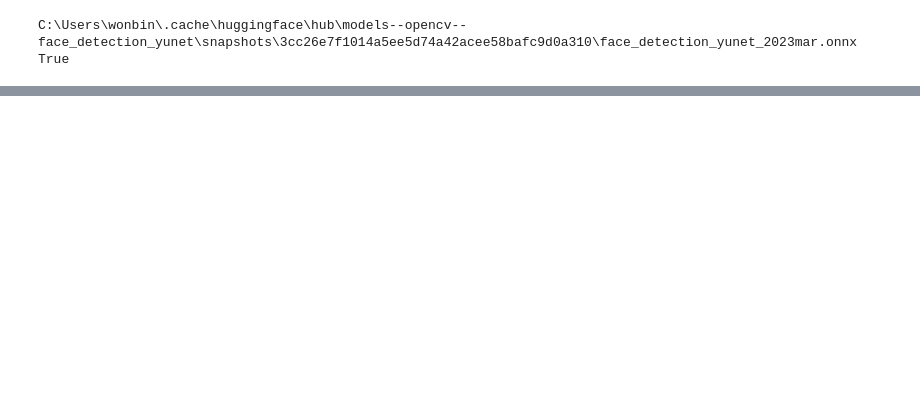
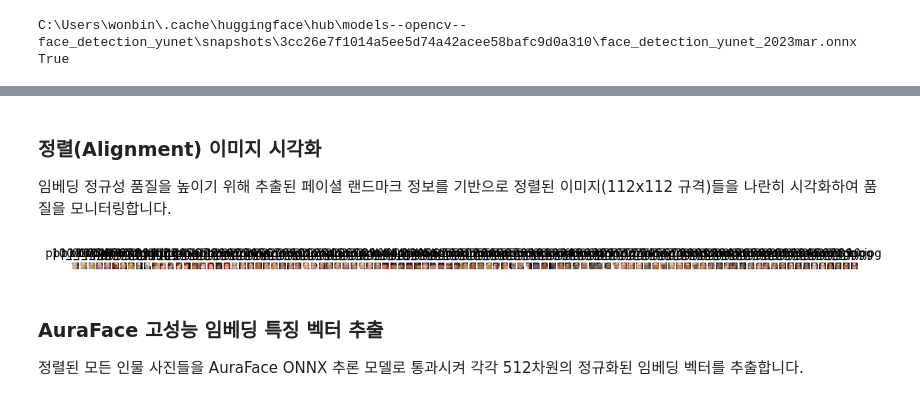
Before and after one commit to Classipic/face-detection-PoC, a Jupyter notebook: notebook/Yunet-detection.ipynb, the cells around one changed output, grey strips where cells are left out. Cells and saved outputs as stored; diff of their text form; code cells hidden in the pictures; blank space fills up the shorter version.

Commit message:
feat: Yunet-auraFace-HDBSCAB 클러스터링 테스트

```diff
--- a/notebook/Yunet-detection.ipynb
+++ b/notebook/Yunet-detection.ipynb
@@ -121,0 +36,13 @@ plt.show()
+# %%
+import os
+
+image_dir = "../images/different2"
+
+image_paths = sorted([
+    os.path.join(image_dir, file)
+    for file in os.listdir(image_dir)
+    if file.lower().endswith((".jpg", ".jpeg", ".png"))
+])
+
+print("대상 이미지 목록:")
+print(image_paths)
@@ -121,0 +120,31 @@ plt.show()
+# %% [markdown]
+### 정렬(Alignment) 이미지 시각화
+
+임베딩 정규성 품질을 높이기 위해 추출된 페이셜 랜드마크 정보를 기반으로 정렬된 이미지(112x112 규격)들을 나란히 시각화하여 품질을 모니터링합니다.
+# %%
+import matplotlib.pyplot as plt
+from insightface.utils import face_align
+
+plt.figure(figsize=(15, 5))
+for idx, face_data in enumerate(all_faces):
+    img = face_data["img"]
+    face = face_data["face"]
+    landmarks = face[4:14].reshape(5, 2)
+
+    # 얼굴 정렬 수행
+    aligned_img = face_align.norm_crop(img, landmark=landmarks)
+    face_data["aligned_face"] = aligned_img
+    face_data["aligned_face"] = aligned_img
+
+    # subplot 출력
+    plt.subplot(1, len(all_faces), idx + 1)
+    plt.imshow(cv2.cvtColor(aligned_img, cv2.COLOR_BGR2RGB))
+    plt.title(os.path.basename(face_data["image_path"]))
+    plt.axis("off")
+plt.show()
+# %% [output]
+[figure, added]
+# %% [markdown]
+### AuraFace 고성능 임베딩 특징 벡터 추출
+
+정렬된 모든 인물 사진들을 AuraFace ONNX 추론 모델로 통과시켜 각각 512차원의 정규화된 임베딩 벡터를 추출합니다.
```
Also changed, not shown: parts of 14 cells of this notebook, 1 other file.
